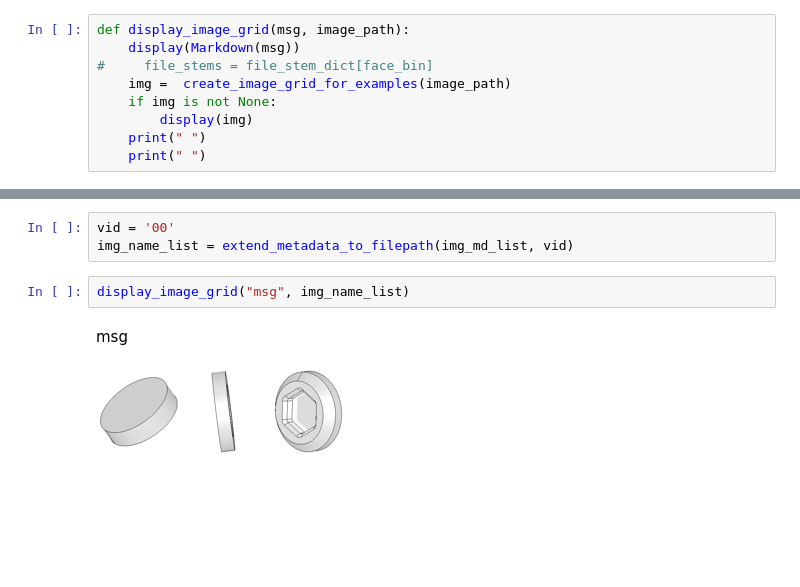
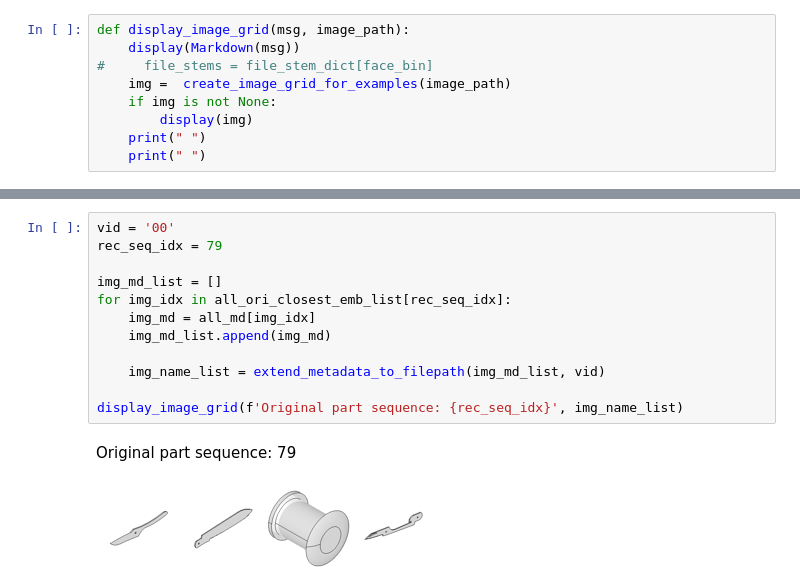
Before and after one commit to gymbeijing/mechanism-identification-public, a Jupyter notebook: search_parts.ipynb, the cells around one changed output, grey strips where cells are left out. Drawn from its saved outputs; the diff is of its cells as text; blank space fills up the shorter version.

```diff
--- a/search_parts.ipynb
+++ b/search_parts.ipynb
@@ -286,8 +327,15 @@ for img_idx in all_rec_closest_emb_list[9]:
-# %%
-vid = '00'
-img_name_list = extend_metadata_to_filepath(img_md_list, vid)
-# %%
-display_image_grid("msg", img_name_list)
-# %% [output]
-msg
-[figure, removed]
+# %%
+vid = '00'
+rec_seq_idx = 79
+
+img_md_list = []
+for img_idx in all_ori_closest_emb_list[rec_seq_idx]:
+    img_md = all_md[img_idx]
+    img_md_list.append(img_md)
+
+    img_name_list = extend_metadata_to_filepath(img_md_list, vid)
+
+display_image_grid(f'Original part sequence: {rec_seq_idx}', img_name_list)
+# %% [output]
+Original part sequence: 79
+[figure, added]
```
Also changed, not shown: parts of 8 cells of this notebook.
